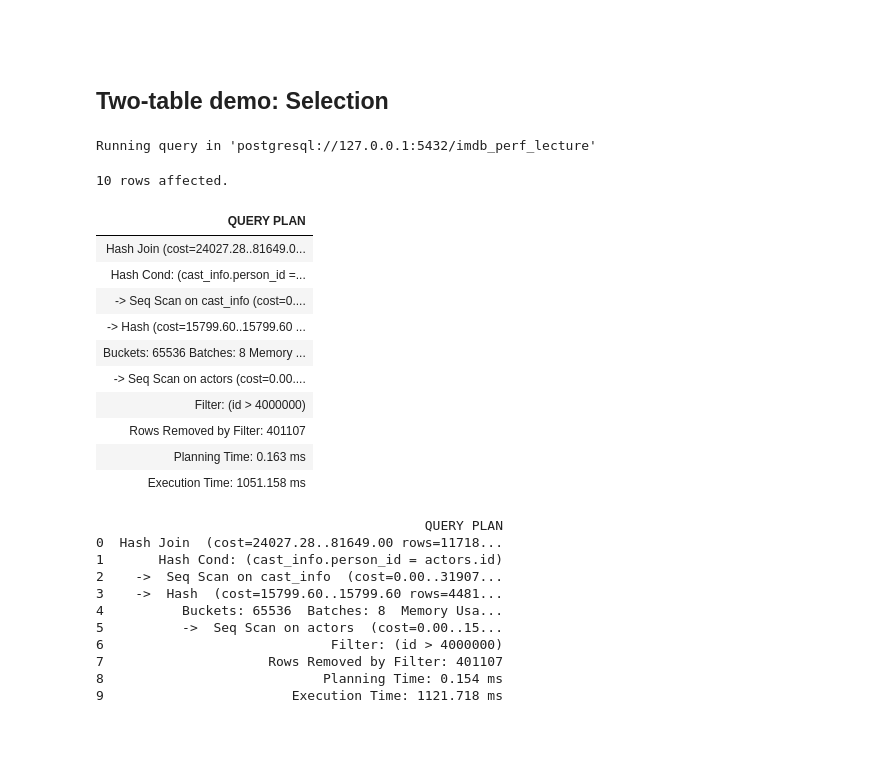
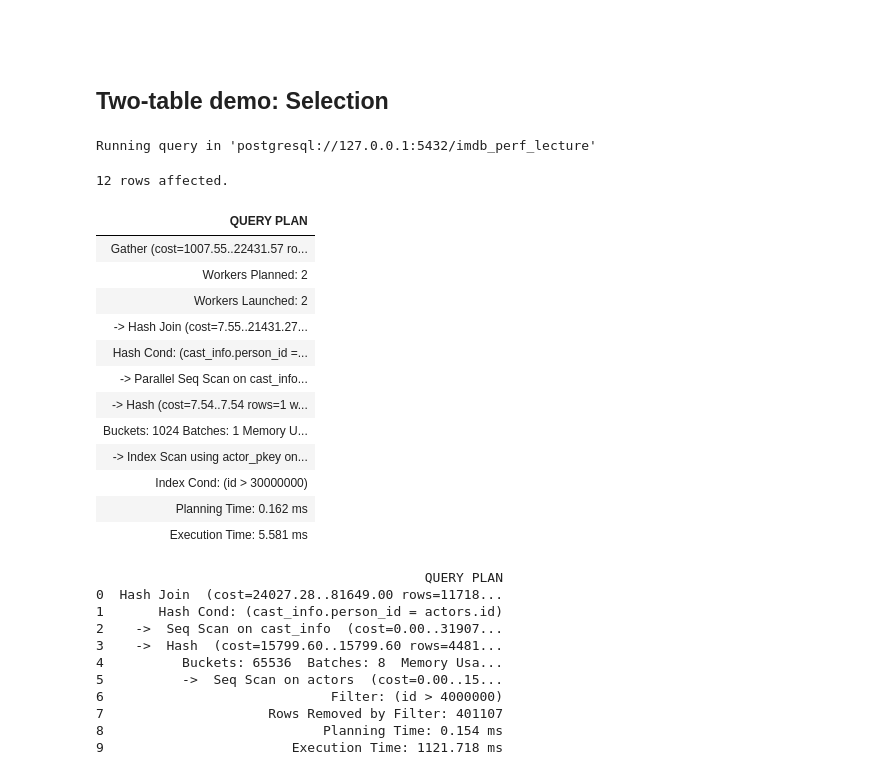
Before and after one commit to cal-data-eng/fa25-materials, a Jupyter notebook: lec/optimizing/optimizing.ipynb, the cells around one changed output. Cells and saved outputs as stored; diff of their text form; code cells hidden in the pictures; blank space fills up the shorter version.

```diff
--- a/lec/optimizing/optimizing.ipynb
+++ b/lec/optimizing/optimizing.ipynb
@@ -317,23 +313,25 @@ printplans(_)
 # %%
 %%sql
 EXPLAIN ANALYZE
 SELECT name, movie_id
 FROM actors, cast_info
-WHERE actors.id = cast_info.person_id AND actors.id > 4000000;
+WHERE actors.id = cast_info.person_id AND actors.id > 30000000;
 # %% [output]
 Running query in 'postgresql://127.0.0.1:5432/imdb_perf_lecture'
-10 rows affected.
+12 rows affected.
 | QUERY PLAN |
-| Hash Join (cost=24027.28..81649.0... |
+| Gather (cost=1007.55..22431.57 ro... |
+| Workers Planned: 2 |
+| Workers Launched: 2 |
+| -> Hash Join (cost=7.55..21431.27... |
 | Hash Cond: (cast_info.person_id =... |
-| -> Seq Scan on cast_info (cost=0.... |
-| -> Hash (cost=15799.60..15799.60 ... |
-| Buckets: 65536 Batches: 8 Memory ... |
-| -> Seq Scan on actors (cost=0.00.... |
-| Filter: (id > 4000000) |
-| Rows Removed by Filter: 401107 |
-| Planning Time: 0.163 ms |
-| Execution Time: 1051.158 ms |
+| -> Parallel Seq Scan on cast_info... |
+| -> Hash (cost=7.54..7.54 rows=1 w... |
+| Buckets: 1024 Batches: 1 Memory U... |
+| -> Index Scan using actor_pkey on... |
+| Index Cond: (id > 30000000) |
+| Planning Time: 0.162 ms |
+| Execution Time: 5.581 ms |
 # %%
 printplans(_)
 # %% [output]
```
Also changed, not shown: parts of 11 cells of this notebook, 8 other files.
